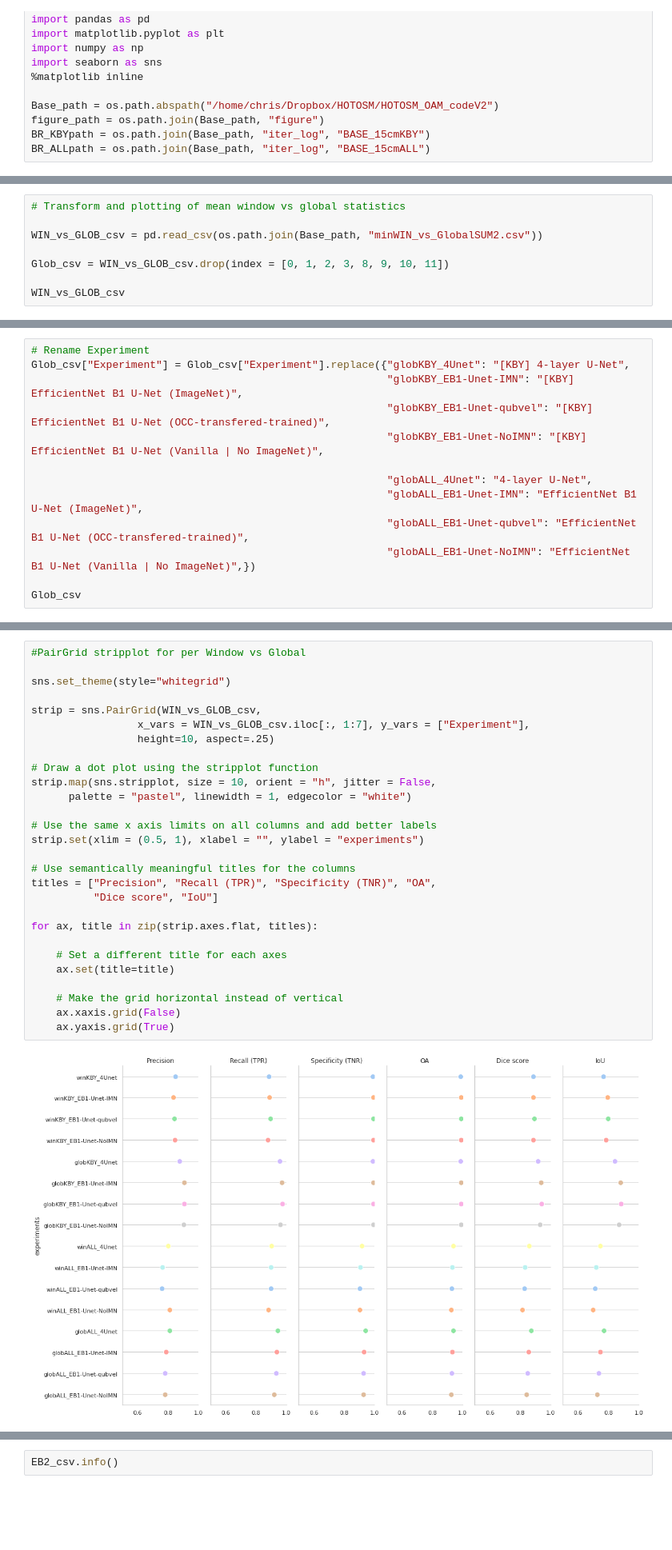
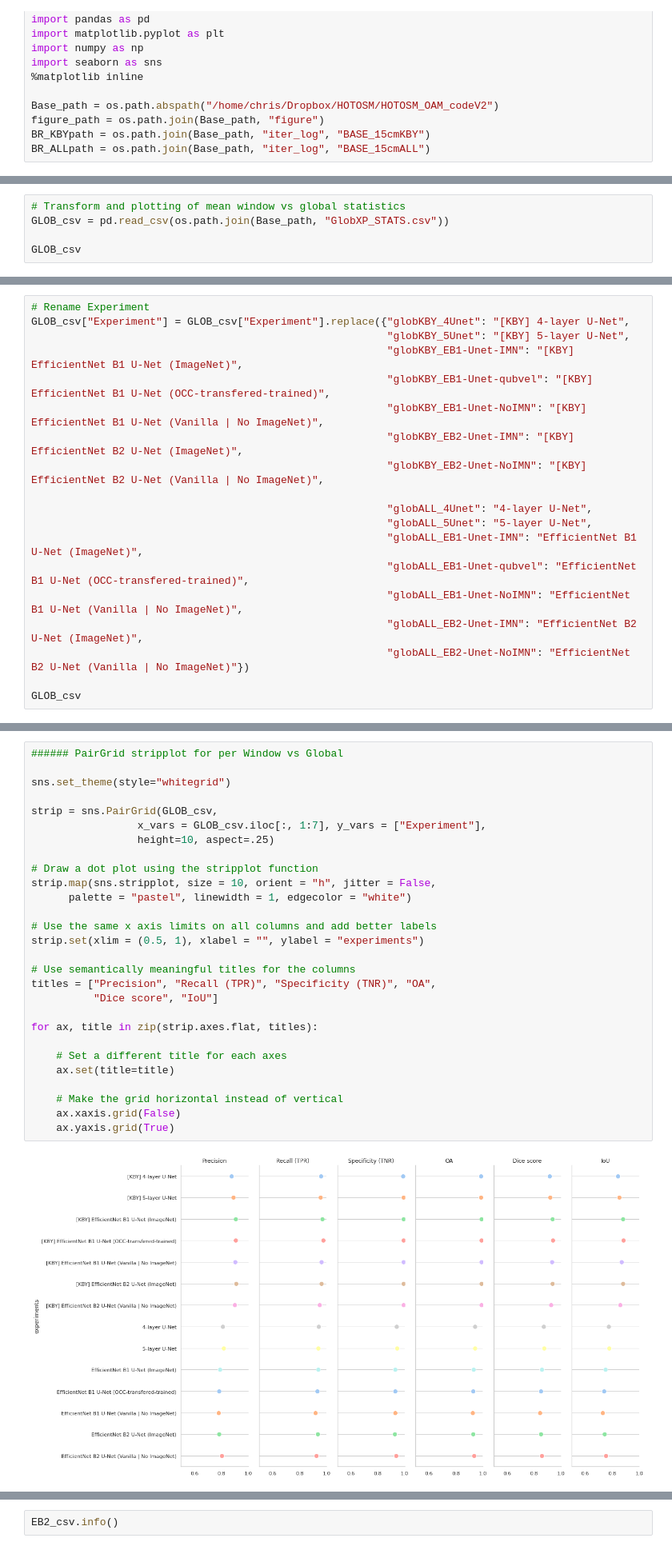
Before and after one commit to chrischank/HOTOSM_OAM_codeV2, a Jupyter notebook: EDA_BASEruns.ipynb, the cells around one changed output, grey strips where cells are left out. Shown at 80% size. Cells and saved outputs as stored; diff of their text form; blank space fills up the shorter version.

```diff
--- a/EDA_BASEruns.ipynb
+++ b/EDA_BASEruns.ipynb
@@ -71,10 +21,7 @@ def GLOBclass_metrics(csv):
 # %%
 # Transform and plotting of mean window vs global statistics
+GLOB_csv = pd.read_csv(os.path.join(Base_path, "GlobXP_STATS.csv"))
 
-WIN_vs_GLOB_csv = pd.read_csv(os.path.join(Base_path, "minWIN_vs_GlobalSUM2.csv"))
-
-Glob_csv = WIN_vs_GLOB_csv.drop(index = [0, 1, 2, 3, 8, 9, 10, 11])
-
-WIN_vs_GLOB_csv
+GLOB_csv
 # %% [output]
 |  | Experiment | mean_Precision | mean_Recall(TPR) | mean_Specificity(TNR) | mean_OA | mean_Dice | mean_IoU |
@@ -97,15 +42,21 @@ WIN_vs_GLOB_csv
 # %%
 # Rename Experiment
-Glob_csv["Experiment"] = Glob_csv["Experiment"].replace({"globKBY_4Unet": "[KBY] 4-layer U-Net",
+GLOB_csv["Experiment"] = GLOB_csv["Experiment"].replace({"globKBY_4Unet": "[KBY] 4-layer U-Net",
+                                                         "globKBY_5Unet": "[KBY] 5-layer U-Net",
                                                          "globKBY_EB1-Unet-IMN": "[KBY] EfficientNet B1 U-Net (ImageNet)",
                                                          "globKBY_EB1-Unet-qubvel": "[KBY] EfficientNet B1 U-Net (OCC-transfered-trained)",
                                                          "globKBY_EB1-Unet-NoIMN": "[KBY] EfficientNet B1 U-Net (Vanilla | No ImageNet)",
+                                                         "globKBY_EB2-Unet-IMN": "[KBY] EfficientNet B2 U-Net (ImageNet)",
+                                                         "globKBY_EB2-Unet-NoIMN": "[KBY] EfficientNet B2 U-Net (Vanilla | No ImageNet)",
 
                                                          "globALL_4Unet": "4-layer U-Net",
+                                                         "globALL_5Unet": "5-layer U-Net",
                                                          "globALL_EB1-Unet-IMN": "EfficientNet B1 U-Net (ImageNet)",
                                                          "globALL_EB1-Unet-qubvel": "EfficientNet B1 U-Net (OCC-transfered-trained)",
-                                                         "globALL_EB1-Unet-NoIMN": "EfficientNet B1 U-Net (Vanilla | No ImageNet)",})
+                                                         "globALL_EB1-Unet-NoIMN": "EfficientNet B1 U-Net (Vanilla | No ImageNet)",
+                                                         "globALL_EB2-Unet-IMN": "EfficientNet B2 U-Net (ImageNet)",
+                                                         "globALL_EB2-Unet-NoIMN": "EfficientNet B2 U-Net (Vanilla | No ImageNet)"})
 
-Glob_csv
+GLOB_csv
 # %% [output]
 |  | Experiment | mean_Precision | mean_Recall(TPR) | mean_Specificity(TNR) | mean_OA | mean_Dice | mean_IoU |
@@ -120,33 +77,33 @@ Glob_csv
 # %%
-#PairGrid stripplot for per Window vs Global
+###### PairGrid stripplot for per Window vs Global
 
 sns.set_theme(style="whitegrid")
 
-strip = sns.PairGrid(WIN_vs_GLOB_csv,
-                 x_vars = WIN_vs_GLOB_csv.iloc[:, 1:7], y_vars = ["Experiment"],
+strip = sns.PairGrid(GLOB_csv,
+                 x_vars = GLOB_csv.iloc[:, 1:7], y_vars = ["Experiment"],
                  height=10, aspect=.25)
 
 # Draw a dot plot using the stripplot function
 strip.map(sns.stripplot, size = 10, orient = "h", jitter = False,
       palette = "pastel", linewidth = 1, edgecolor = "white")
 
 # Use the same x axis limits on all columns and add better labels
 strip.set(xlim = (0.5, 1), xlabel = "", ylabel = "experiments")
 
 # Use semantically meaningful titles for the columns
 titles = ["Precision", "Recall (TPR)", "Specificity (TNR)", "OA",
           "Dice score", "IoU"]
 
 for ax, title in zip(strip.axes.flat, titles):
 
     # Set a different title for each axes
     ax.set(title=title)
 
     # Make the grid horizontal instead of vertical
     ax.xaxis.grid(False)
     ax.yaxis.grid(True)
 # %% [output]
-[figure, old version]
+[figure, new version]
 # %%
 sns.set_theme(style="whitegrid")
 
```
Also changed, not shown: parts of 8 cells of this notebook, 11 other files.
